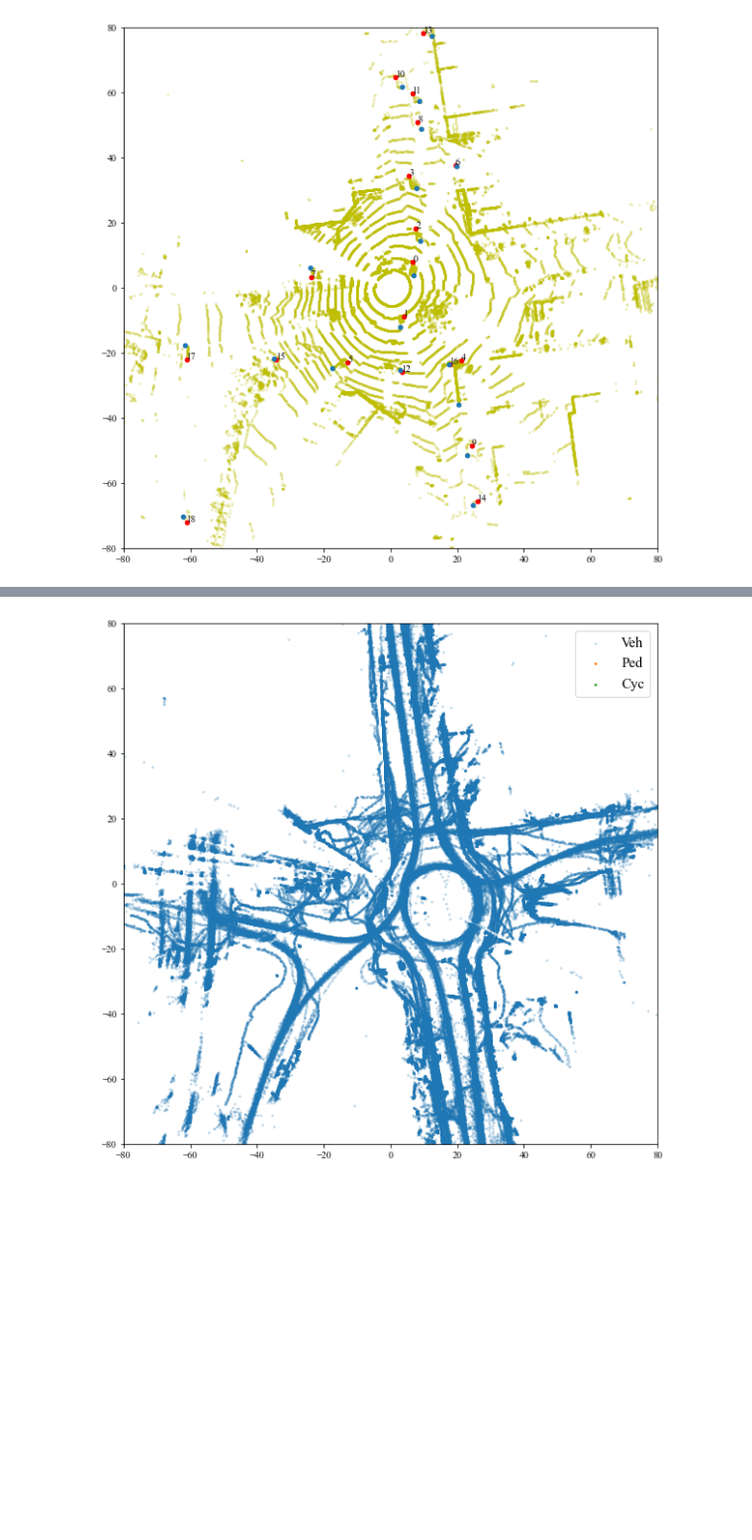
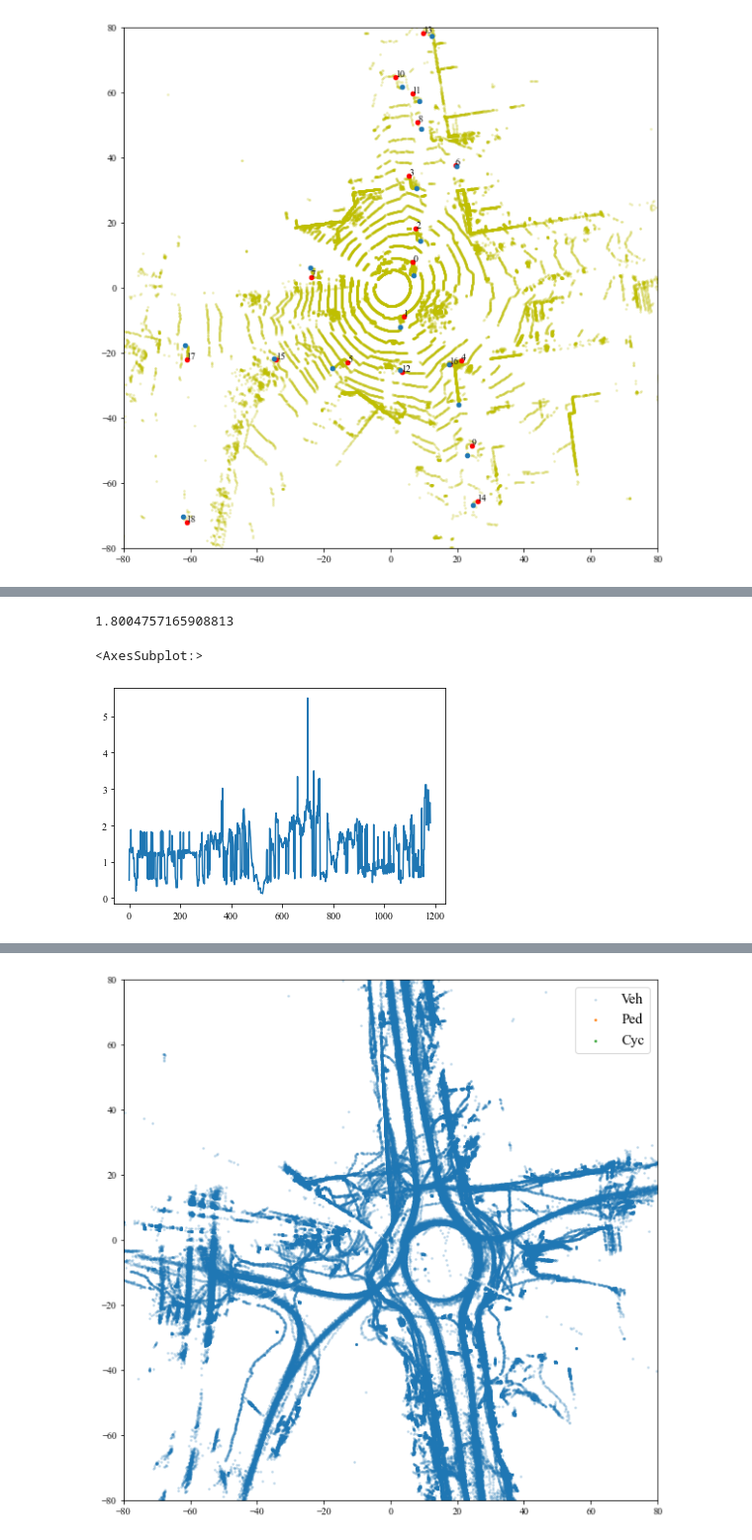
Before and after one commit to jksdbks123/Lidar-Tracker, a Jupyter notebook: LiDAR_Tracker_Project_v3.0/Test.ipynb, the cells around one changed output, grey strips where cells are left out. Shown at 99% size. Drawn from its saved outputs; the diff is of its cells as text; code cells hidden in the pictures; blank space fills up the shorter version.

```diff
--- a/LiDAR_Tracker_Project_v3.0/Test.ipynb
+++ b/LiDAR_Tracker_Project_v3.0/Test.ipynb
@@ -262,13 +128,15 @@ plt.show()
 # %%
 app_col_names = ['Point_Cnt','Dir_X_Bbox','Dir_Y_Bbox','Height','Length','Width','Area','Dis']
+column_names_TR_2o = ['ObjectID','FrameIndex','Coord_X','Coord_Y','Coord_Z','Speed_X','Speed_Y','Speed','Longitude','Latitude','Elevation']
 # %%
-def get_summary_file_TR(post_seq,key,start_frame,app_seq,P_seq,T):
+def get_summary_file_TR(post_seq,key,start_frame,app_seq,P_seq,T,missing_thred):
     temp = np.array(post_seq)
+    temp = temp[:-missing_thred]
     temp = temp.reshape((temp.shape[0],temp.shape[1],temp.shape[2]))
     # n x 2 x 6
     temp_xy = temp[:,:,:2]
     # n x 2 x 2
-    dis_est = np.sqrt((temp_xy[:,:,0]**2 + temp_xy[:,:,1]**2))
+#     dis_est = np.sqrt((temp_xy[:,:,0]**2 + temp_xy[:,:,1]**2))
     # n x 2
     speed_xy = temp[:,:,2:4] * 10
     # n x 2 x 2
@@ -278,7 +146,7 @@ def get_summary_file_TR(post_seq,key,start_frame,app_seq,P_seq,T):
     xyz_1 = np.concatenate([temp_xy[:,1],np.zeros(len(temp_xy)).reshape(-1,1)],axis = 1)
     xyz = (xyz_0 + xyz_1)/2
     LLH_est = convert_LLH(xyz,T)
-    est = np.concatenate([xyz_0,dis_est[:,0].reshape(-1,1),speed_xy[:,0],speed[:,0].reshape(-1,1),LLH_est],axis = 1)
+    est = np.concatenate([xyz_0,speed_xy[:,0],speed[:,0].reshape(-1,1),LLH_est],axis = 1)
     # x,y,z,d,s_x,s_y,s,L,L,H
     timestp = []
     for i in range(len(temp)):
@@ -289,23 +157,13 @@ def get_summary_file_TR(post_seq,key,start_frame,app_seq,P_seq,T):
     summary = np.concatenate([objid,timestp,est],axis = 1)
     # obj_id,ts,x,y,z,d,s_x,s_y,s,L,L,H
     summary = pd.DataFrame(summary,columns = column_names_TR_2o)
+    app_seq = np.array(app_seq)[:-missing_thred]
+    app_seq = app_seq.reshape(-1,len(app_col_names))
 
-    emp = []
-    for app in app_seq:
-        if type(app) == int:
-            emp_row = np.empty(len(app_col_names))
-            emp_row[:] = np.nan
-            emp.append(emp_row)
-        else:
-            emp.append(app.flatten())
+    app_df = pd.DataFrame(app_seq,columns = app_col_names)
 
-    app_df = pd.DataFrame(emp,columns = app_col_names)
-    P_seq = np.array(P_seq)
-    confident_app = app_df.iloc[P_seq[:,0,0,0] < 0.5]
-    max_length = confident_app.Length.max()
-    if np.isnan(max_length):
-        max_length = 0
-    app_df.Length = max_length
+    max_length = np.percentile(np.array(app_df.Length), 80)
+    app_df['Max_Length'] = max_length
 
     return summary,app_df
 # %%
@@ -375,0 +230,13 @@ plt.show()
+# %%
+key = 11431
+sum_file,app_df = get_summary_file_TR(Off_tracking_pool[key].post_seq,
+                                        key,Off_tracking_pool[key].start_frame,Off_tracking_pool[key].app_seq,Off_tracking_pool[key].P_seq,T,10)
+# %%
+np.percentile(np.array(app_df.Length), 80)
+# %% [output]
+1.8004757165908813
+# %%
+app_df.Length.plot()
+# %% [output]
+<AxesSubplot:>
+[figure, added]
```
Also changed, not shown: parts of 23 cells of this notebook, 3 other files.
